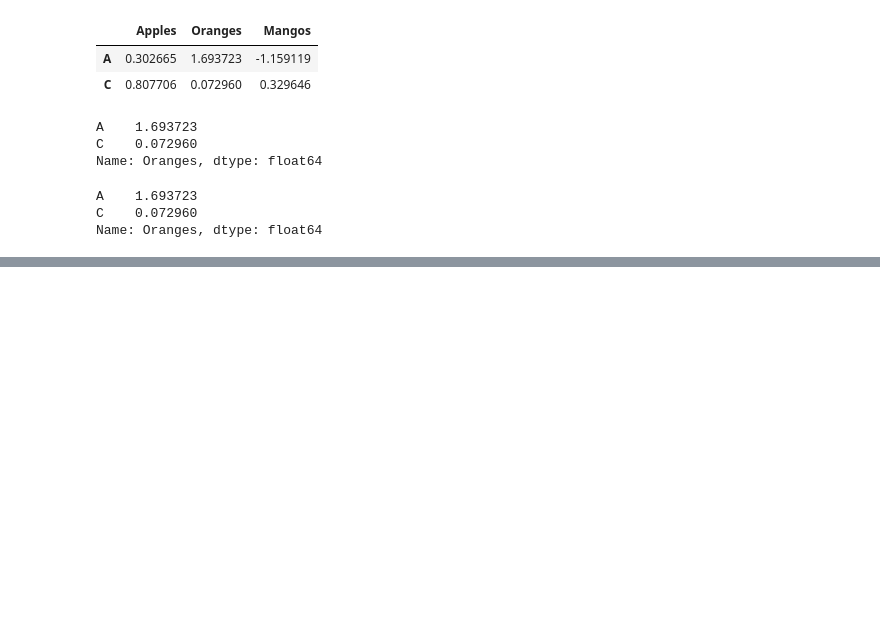
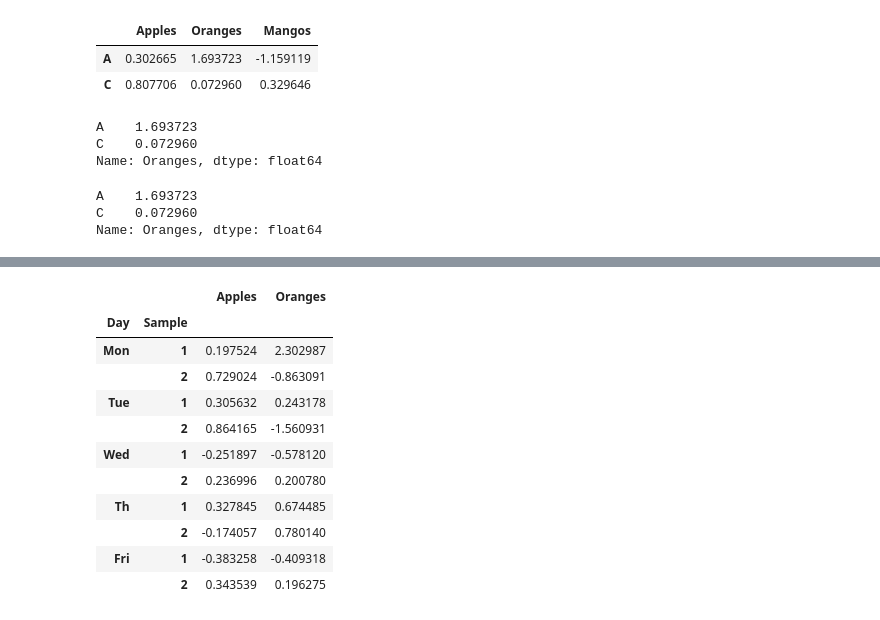
Before and after one commit to Hbada/Python-data-analysis-lessons-notebooks, a Jupyter notebook: Pandas_practice_notebook.ipynb, the cells around one changed output, grey strips where cells are left out. Cells and saved outputs as stored; diff of their text form; code cells hidden in the pictures; blank space fills up the shorter version.

```diff
--- a/Pandas_practice_notebook.ipynb
+++ b/Pandas_practice_notebook.ipynb
@@ -380,0 +566,8 @@ Name: Oranges, dtype: float64
+# %%
+# create outer and inner index labels
+outside = ['Mon', 'Mon', 'Tue', 'Tue', 'Wed', 'Wed', 'Th', 'Th', 'Fri', 'Fri']
+inside = [1, 2, 1, 2, 1, 2, 1, 2, 1, 2]
+# %%
+# zip into tuples
+hier_index = list(zip(outside, inside))
+hier_index
@@ -380,0 +585,4 @@ Name: Oranges, dtype: float64
+# %%
+# turns a tuple index into multi index
+hier_index = pd.MultiIndex.from_tuples(hier_index)
+hier_index # two rows for each day of the work week
@@ -380,0 +592,4 @@ Name: Oranges, dtype: float64
+# %%
+# create dataframe with 'Multi index' and column labels A & B
+df = pd.DataFrame(randn(10,2), hier_index, ['Apples', 'Oranges'])
+df
@@ -380,0 +608,18 @@ Name: Oranges, dtype: float64
+# %%
+# name the indexes
+df.index.names = ['Day', 'Sample']
+# load the dataframe
+df
+# %% [output]
+|  |  | Apples | Oranges |
+| Day | Sample |  |  |
+| Mon | 1 | 0.197524 | 2.302987 |
+|  | 2 | 0.729024 | -0.863091 |
+| Tue | 1 | 0.305632 | 0.243178 |
+|  | 2 | 0.864165 | -1.560931 |
+| Wed | 1 | -0.251897 | -0.578120 |
+|  | 2 | 0.236996 | 0.200780 |
+| Th | 1 | 0.327845 | 0.674485 |
+|  | 2 | -0.174057 | 0.780140 |
+| Fri | 1 | -0.383258 | -0.409318 |
+|  | 2 | 0.343539 | 0.196275 |
```
Also changed, not shown: parts of 42 cells of this notebook.
